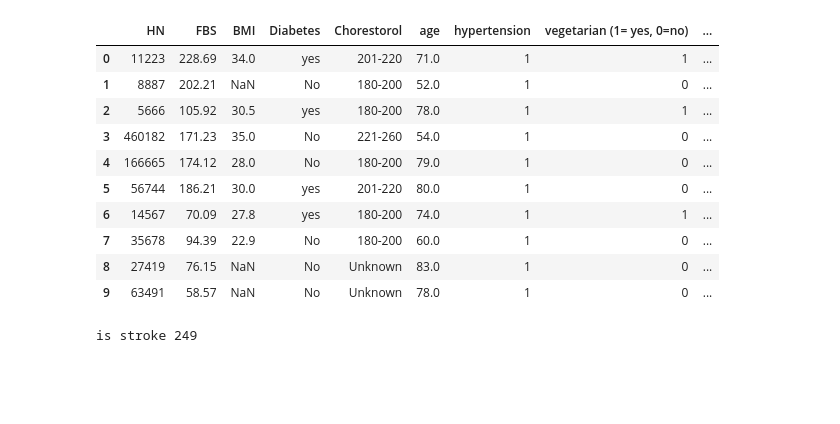
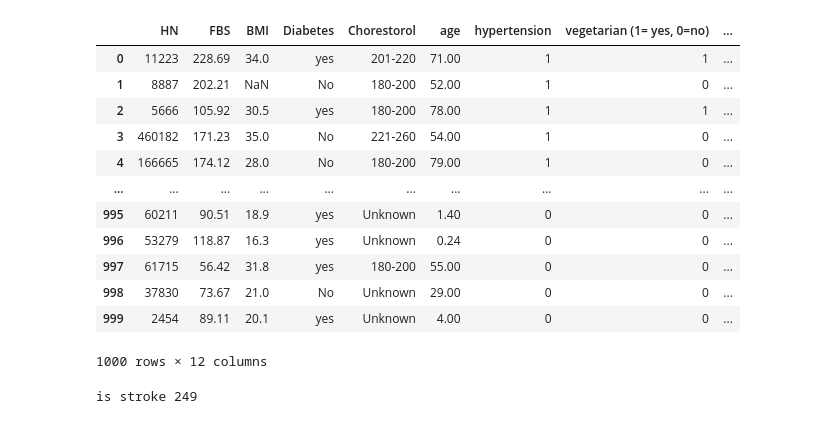
Before and after one commit to GeekWulf/01418261_decision_tree, a Jupyter notebook: filter_data.ipynb, the cells around one changed output. Cells and saved outputs as stored; diff of their text form; code cells hidden in the pictures; blank space fills up the shorter version.

```diff
--- a/filter_data.ipynb
+++ b/filter_data.ipynb
@@ -9,19 +8,21 @@ from sklearn import metrics
 from sklearn import tree
 # %%
 df = pd.read_csv("./patient2025 - patient2025.csv")
-df.head(10)
+df
 # %% [output]
 |  | HN | FBS | BMI | Diabetes | Chorestorol | age | hypertension | vegetarian (1= yes, 0=no) | ... |
-| 0 | 11223 | 228.69 | 34.0 | yes | 201-220 | 71.0 | 1 | 1 | ... |
-| 1 | 8887 | 202.21 | NaN | No | 180-200 | 52.0 | 1 | 0 | ... |
-| 2 | 5666 | 105.92 | 30.5 | yes | 180-200 | 78.0 | 1 | 1 | ... |
-| 3 | 460182 | 171.23 | 35.0 | No | 221-260 | 54.0 | 1 | 0 | ... |
-| 4 | 166665 | 174.12 | 28.0 | No | 180-200 | 79.0 | 1 | 0 | ... |
-| 5 | 56744 | 186.21 | 30.0 | yes | 201-220 | 80.0 | 1 | 0 | ... |
-| 6 | 14567 | 70.09 | 27.8 | yes | 180-200 | 74.0 | 1 | 1 | ... |
-| 7 | 35678 | 94.39 | 22.9 | No | 180-200 | 60.0 | 1 | 0 | ... |
-| 8 | 27419 | 76.15 | NaN | No | Unknown | 83.0 | 1 | 0 | ... |
-| 9 | 63491 | 58.57 | NaN | No | Unknown | 78.0 | 1 | 0 | ... |
+| 0 | 11223 | 228.69 | 34.0 | yes | 201-220 | 71.00 | 1 | 1 | ... |
+| 1 | 8887 | 202.21 | NaN | No | 180-200 | 52.00 | 1 | 0 | ... |
+| 2 | 5666 | 105.92 | 30.5 | yes | 180-200 | 78.00 | 1 | 1 | ... |
+| 3 | 460182 | 171.23 | 35.0 | No | 221-260 | 54.00 | 1 | 0 | ... |
+| 4 | 166665 | 174.12 | 28.0 | No | 180-200 | 79.00 | 1 | 0 | ... |
+| ... | ... | ... | ... | ... | ... | ... | ... | ... | ... |
+| 995 | 60211 | 90.51 | 18.9 | yes | Unknown | 1.40 | 0 | 0 | ... |
+| 996 | 53279 | 118.87 | 16.3 | yes | Unknown | 0.24 | 0 | 0 | ... |
+| 997 | 61715 | 56.42 | 31.8 | yes | 180-200 | 55.00 | 0 | 0 | ... |
+| 998 | 37830 | 73.67 | 21.0 | No | Unknown | 29.00 | 0 | 0 | ... |
+| 999 | 2454 | 89.11 | 20.1 | yes | Unknown | 4.00 | 0 | 0 | ... |
+1000 rows × 12 columns
 # %%
 is_stroke = len(df[df.stroke == 1])
 print(f"is stroke {is_stroke}")
```
Also changed, not shown: parts of 11 cells of this notebook.
